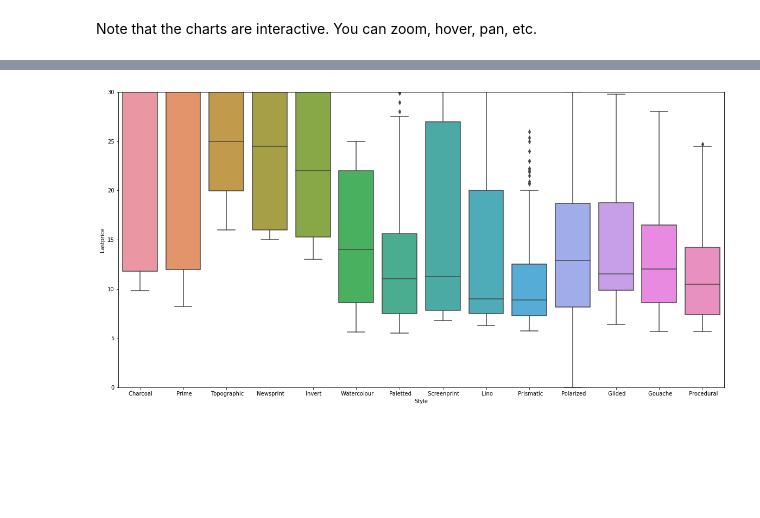
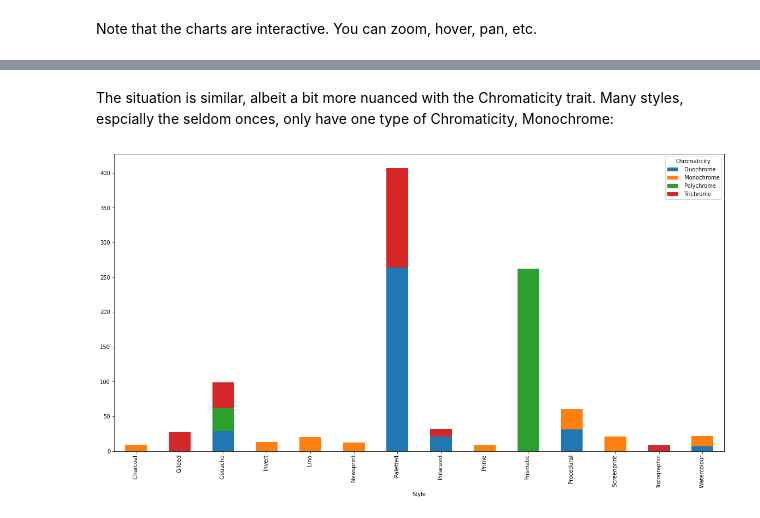
Before and after one commit to ymyke/niftylytics, a Jupyter notebook: meridians.ipynb, the cells around one changed output, grey strips where cells are left out. Drawn from its saved outputs; the diff is of its cells as text; code cells hidden in the pictures; blank space fills up the shorter version.

```diff
--- a/meridians.ipynb
+++ b/meridians.ipynb
@@ -168,0 +180,6 @@ Some observations:
+# %% [markdown]
+The situation is similar, albeit a bit more nuanced with the Chromaticity trait. Many styles, espcially the seldom onces, only have one type of Chromaticity, Monochrome:
+# %%
+_ = pd.crosstab(df.Style, df.Chromaticity).plot(kind="bar", stacked=True)
+# %% [output]
+[figure, added]
@@ -183,8 +204,3 @@ for style in df["Style"].unique():
         )
     )
 fig.show()
-# %%
-ax = sns.boxplot(x=df.Style, y=df.Lastprice)
-_ = ax.set(ylim=(0, 30))
-# %% [output]
-[figure, removed]
```
Also changed, not shown: parts of 7 cells of this notebook.
